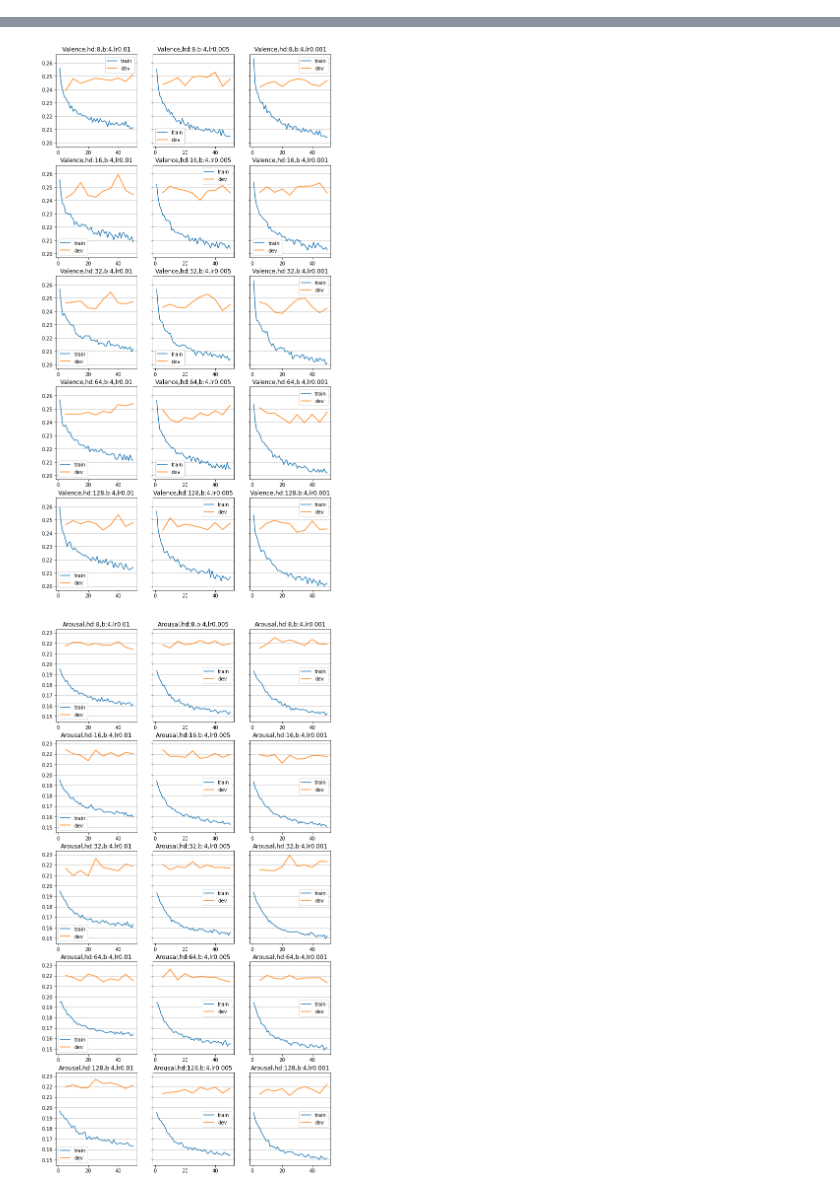
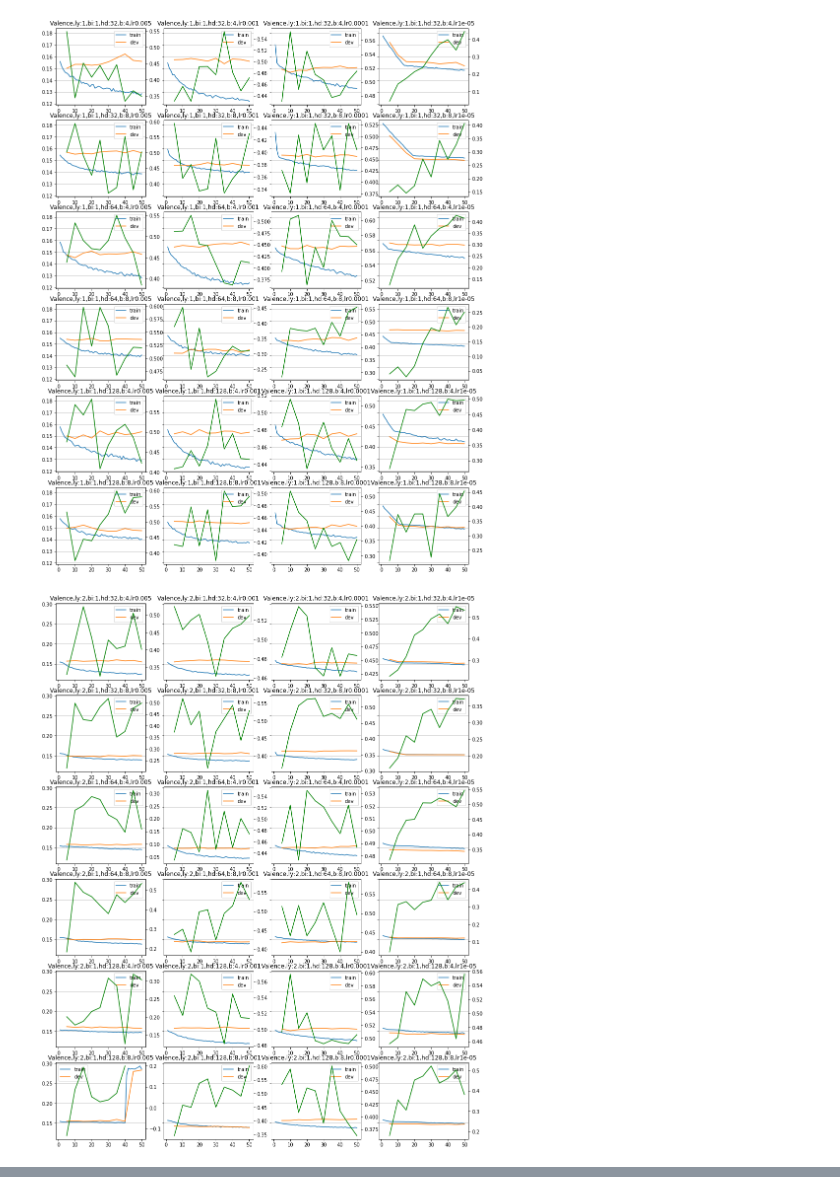
Before and after one commit to kurarrr/emotional-chatapp-core, a Jupyter notebook: api/analysis/plot.ipynb, the cells around one changed output, grey strips where cells are left out. Saved outputs shown, nothing was run; the diff lists cells and outputs as text; code cells hidden in the pictures.

```diff
--- a/api/analysis/plot.ipynb
+++ b/api/analysis/plot.ipynb
@@ -39,0 +112,34 @@ def plot_jsons(json_dir,image_dir,names,titles,height,width,figsize=(10,20)):
+# %%
+# dat_word_cut_onlyの結果を見る
+vad_types = ['Valence','Arousal']
+
+json_dir = './dat_model_json/dat_word_cut_only/json/'
+image_dir = './image/dat_word_cut_only/'
+
+bss = [4,8]
+lrs = [0.005,0.001,0.0001,0.00001]
+
+hidden_dims = [32,64,128]
+num_layers = [1,2]
+bis = [1,0]
+
+names = []
+titles = []
+
+for vad_type in vad_types:
+    for bi in bis:
+        for num_layer in num_layers:
+            for hidden_dim in hidden_dims:
+                for bs in bss:
+                    for lr in lrs:
+                        name = "{}_layer_{}_bi_{}_hd_{}_bs_{}_lr_{}.json".format(\
+                                vad_type,num_layer,bi,hidden_dim,bs,lr)
+                        title = "{},ly:{},bi:{},hd:{},b:{},lr{}".format(\
+                                vad_type,num_layer,bi,hidden_dim,bs,lr)
+                        names.append(name)
+                        titles.append(title)
+
+plot_jsons_coef(json_dir,image_dir,names,titles,6,4,figsize=(15,20))
+# %% [output]
+[figure, added]
+[figure, added]
@@ -63,33 +175,30 @@ def plot_jsons(json_dir,image_dir,names,titles,height,width,figsize=(10,20)):
 
 # plot_jsons(json_dir,image_dir,names,titles,4,3)
 # %%
-# vad_types = ['Valence','Arousal','Dominance']
-vad_types = ['Valence','Arousal']
+# # vad_types = ['Valence','Arousal','Dominance']
+# vad_types = ['Valence','Arousal']
 
-json_dir = './dat_model_json/dat_word_cut_l1loss/json/'
-image_dir = './image/dat_word_cut_l1loss/'
+# json_dir = './dat_model_json/dat_word_cut_l1loss/json/'
+# image_dir = './image/dat_word_cut_l1loss/'
 
-hidden_dims = [8,16,32,64,128]
-bss = [4]
-lrs = [0.01,0.005,0.001]
+# hidden_dims = [8,16,32,64,128]
+# bss = [4]
+# lrs = [0.01,0.005,0.001]
 
-names = []
-titles = []
+# names = []
+# titles = []
 
-for vad_type in vad_types:
-    for bs in bss:
-        for hidden_dim in hidden_dims:
-            for lr in lrs:
-                name = "loss_{0}_hidden_dim_{1}_batch_{2}_lr_{3}.json".format(\
-                        vad_type,hidden_dim,bs,lr)
-                title = "{0},hd:{1},b:{2},lr{3}".format(vad_type,hidden_dim,bs,lr)
-                names.append(name)
-                titles.append(title)
+# for vad_type in vad_types:
+#     for bs in bss:
+#         for hidden_dim in hidden_dims:
+#             for lr in lrs:
+#                 name = "loss_{0}_hidden_dim_{1}_batch_{2}_lr_{3}.json".format(\
+#                         vad_type,hidden_dim,bs,lr)
+#                 title = "{0},hd:{1},b:{2},lr{3}".format(vad_type,hidden_dim,bs,lr)
+#                 names.append(name)
+#                 titles.append(title)
 
-plot_jsons(json_dir,image_dir,names,titles,5,3)
+# plot_jsons(json_dir,image_dir,names,titles,5,3)
-# %% [output]
-[figure, removed]
-[figure, removed]
 # %%
 # vad_types = ['Valence','Arousal']
 
```
Also changed, not shown: parts of 4 cells of this notebook, 4 other files.
